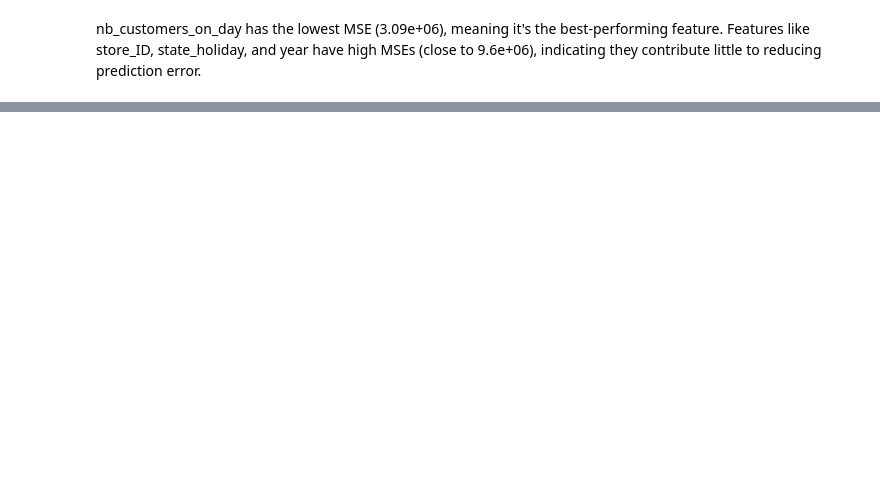
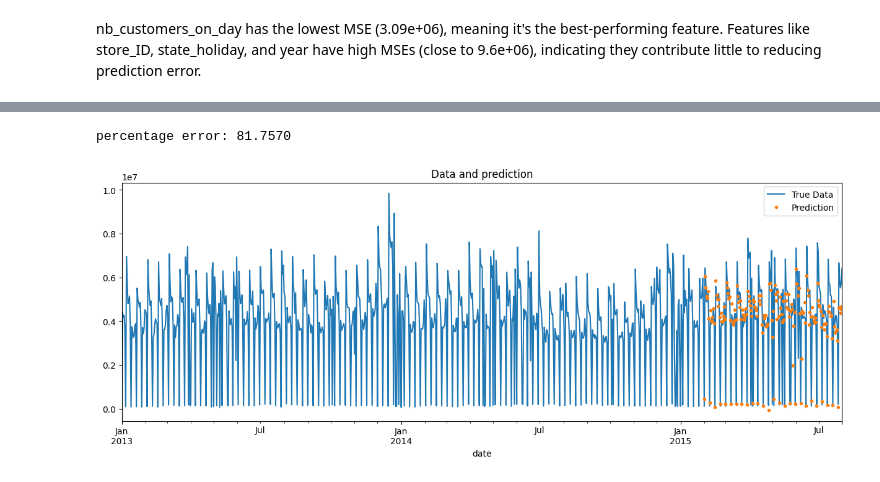
Before and after one commit to dbigman/nbs-5-master, a Jupyter notebook: ironkaggle/ironkaggle.ipynb, the cells around one changed output, grey strips where cells are left out. Cells and saved outputs as stored; diff of their text form; code cells hidden in the pictures; blank space fills up the shorter version.

```diff
--- a/ironkaggle/ironkaggle.ipynb
+++ b/ironkaggle/ironkaggle.ipynb
@@ -617,0 +949,13 @@ print(f"R-squared (R²): {r2:.2f}")
+# %%
+# define and XGB regressor, fit it on our train data and use it to predict our test data
+regressor = xgb.XGBRegressor(n_estimators=1000, early_stoppin_rounds=50, learning_rate=0.01)
+
+regressor.fit(X_train, y_train, eval_set=[(X_train, y_train), (X_test, y_test)], verbose=100)
+regressorOutput = regressor.predict(X_test)
+
+prediction = pd.DataFrame(data=regressorOutput, index=X_test.index, columns=["prediction"])
+
+sales_by_date_df = sales_by_date_df.merge(prediction, how="left", left_index=True, right_index=True)
+
+# predictions are at the end of the dataframe
+# sales_by_date_df.tail()
@@ -617,0 +977,18 @@ print(f"R-squared (R²): {r2:.2f}")
+# %%
+# calculate the error
+# select the part of the data frame that is our test part
+testDf = sales_by_date_df.loc[sales_by_date_df.index > cutOffDate]
+
+yReal = testDf["sales"]
+yPredicted = testDf["prediction"]
+
+print(f"percentage error: {meanAbsolutErrorAaPercentage(yReal, yPredicted):.4f}")
+
+ax = sales_by_date_df[[TARGET]].plot(figsize=(15,5))
+sales_by_date_df["prediction"].plot(ax=ax, style=".")
+ax.legend(["True Data", "Prediction"])
+ax.set_title("Data and prediction")
+plt.show()
+# %% [output]
+percentage error: 81.7570
+[figure, added]
```
Also changed, not shown: parts of 41 cells of this notebook, 20 other files.
